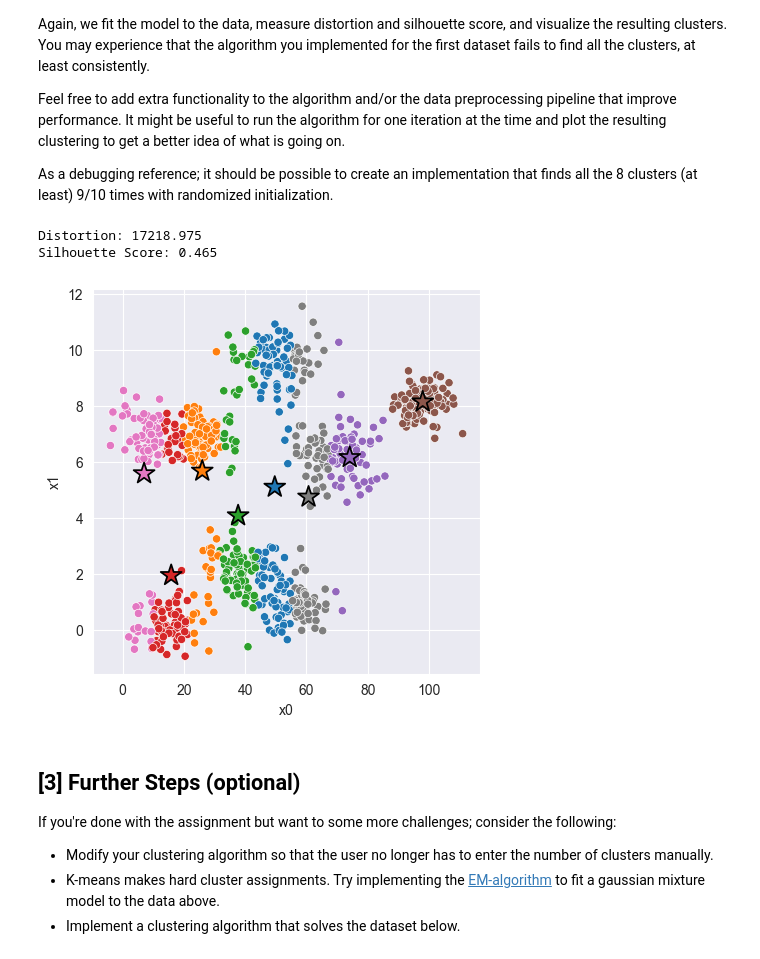
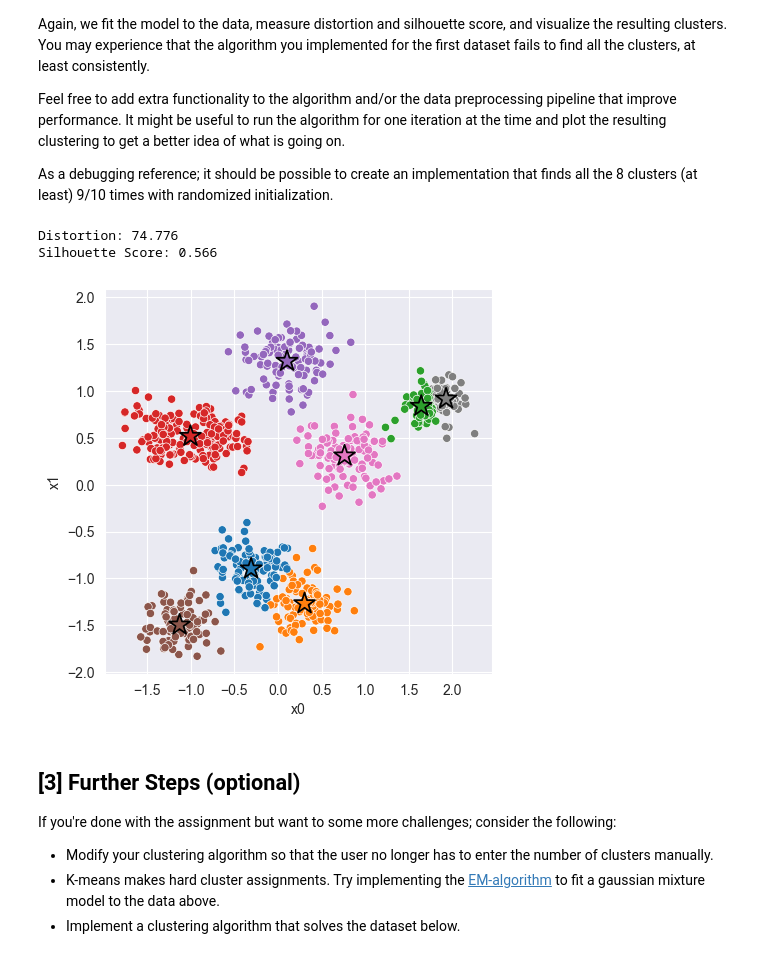
Before and after one commit to mikaelste/TDT-4173-2023-task-1, a Jupyter notebook: k_means/experiment.ipynb, the cells around one changed output. Drawn from its saved outputs; the diff is of its cells as text; code cells hidden in the pictures.

Commit message:
2/3 complete
DecisionTree [not valid]
KMeans [compulsatory complete]
LogisticRegression [compulsatory complete]

```diff
--- a/k_means/experiment.ipynb
+++ b/k_means/experiment.ipynb
@@ -124,28 +124,30 @@ Again, we fit the model to the data, measure distortion and silhouette score, an
 Feel free to add extra functionality to the algorithm and/or the data preprocessing pipeline that improve performance. It might be useful to run the algorithm for one iteration at the time and plot the resulting clustering to get a better idea of what is going on.
 
 As a debugging reference; it should be possible to create an implementation that finds all the 8 clusters (at least) 9/10 times with randomized initialization.
+# %%
+normalized_data_2 = (data_2-data_2.mean())/data_2.std()
 # %%
 # Fit Model
-X = data_2[['x0', 'x1']]
-model_2 = km.KMeans(n_clusters=8)  # <-- Feel free to add hyperparameters
-model_2.fit2(X)
+X = normalized_data_2[['x0', 'x1']]
+model_2 = km.KMeans(n_clusters=8, max_iters=300)  # <-- Feel free to add hyperparameters
+model_2.fit(X)
 
 # Compute Silhouette Score
 z = model_2.predict(X)
 print(f'Distortion: {km.euclidean_distortion(X, z) :.3f}')
 print(f'Silhouette Score: {km.euclidean_silhouette(X, z) :.3f}')
 
 # Plot cluster assignments
 C = model_2.get_centroids()
 K = len(C)
 _, ax = plt.subplots(figsize=(5, 5), dpi=100)
 sns.scatterplot(x='x0', y='x1', hue=z, hue_order=range(K), palette='tab10', data=X, ax=ax);
 sns.scatterplot(x=C[:,0], y=C[:,1], hue=range(K), palette='tab10', marker='*', s=250, edgecolor='black', ax=ax)
 ax.legend().remove();
 # %% [output]
-Distortion: 17218.975
-Silhouette Score: 0.465
+Distortion: 74.776
+Silhouette Score: 0.566
-[figure, old version]
+[figure, new version]
 # %% [markdown]
 ## [3] Further Steps (optional)
 
```
Also changed, not shown: parts of 1 cell of this notebook, 5 other files.
